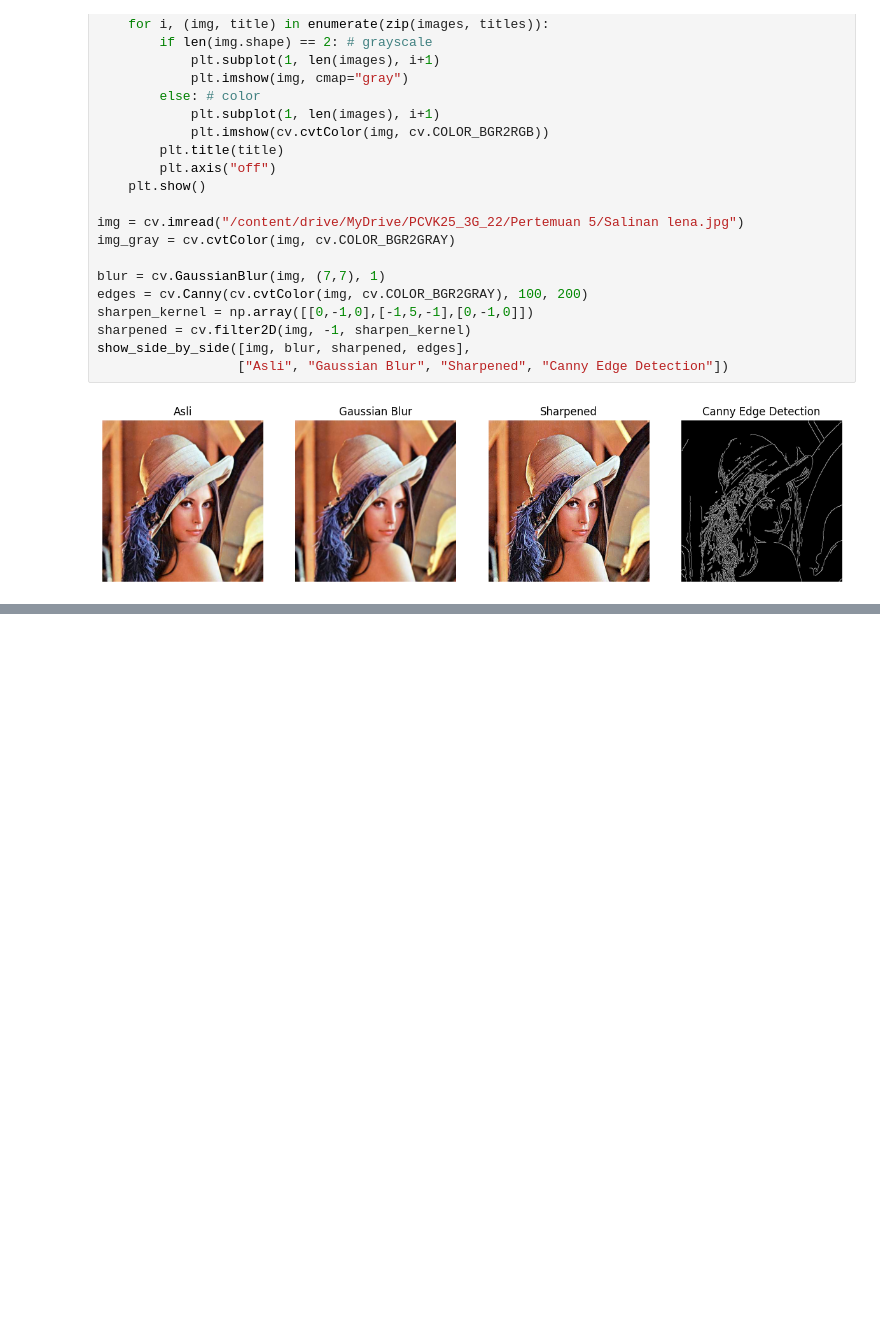
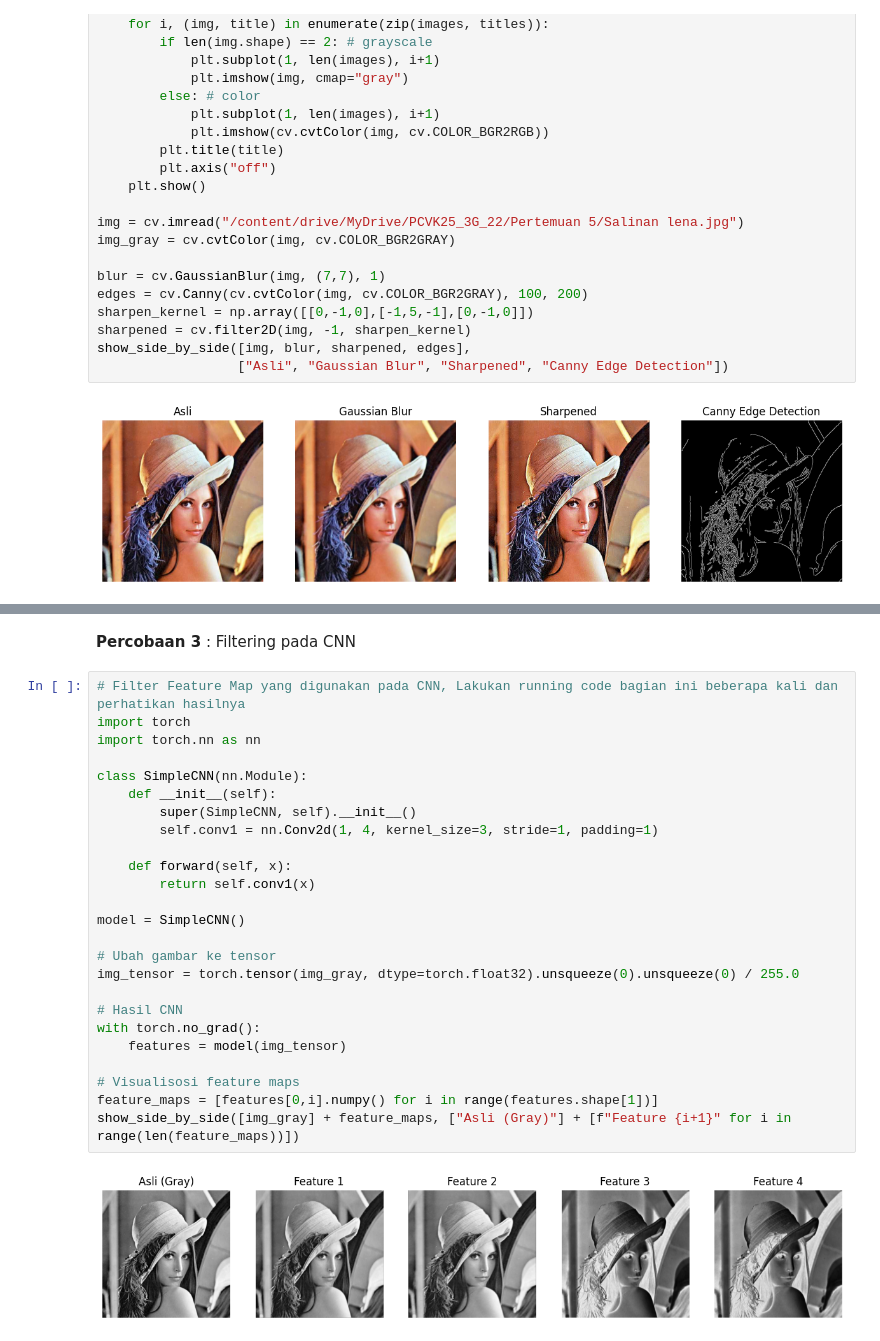
Before and after one commit to Putra1688/PCVK25_3G_22, a Jupyter notebook: Week06_22.ipynb, the cells around one changed output, grey strips where cells are left out. Saved outputs shown, nothing was run; the diff lists cells and outputs as text; blank space fills up the shorter version.

```diff
--- a/Week06_22.ipynb
+++ b/Week06_22.ipynb
@@ -131,0 +145,29 @@ show_side_by_side([img, blur, sharpened, edges],
+# %% [markdown]
+**Percobaan 3** : Filtering pada CNN
+# %%
+# Filter Feature Map yang digunakan pada CNN, Lakukan running code bagian ini beberapa kali dan perhatikan hasilnya
+import torch
+import torch.nn as nn
+
+class SimpleCNN(nn.Module):
+    def __init__(self):
+        super(SimpleCNN, self).__init__()
+        self.conv1 = nn.Conv2d(1, 4, kernel_size=3, stride=1, padding=1)
+
+    def forward(self, x):
+        return self.conv1(x)
+
+model = SimpleCNN()
+
+# Ubah gambar ke tensor
+img_tensor = torch.tensor(img_gray, dtype=torch.float32).unsqueeze(0).unsqueeze(0) / 255.0
+
+# Hasil CNN
+with torch.no_grad():
+    features = model(img_tensor)
+
+# Visualisosi feature maps
+feature_maps = [features[0,i].numpy() for i in range(features.shape[1])]
+show_side_by_side([img_gray] + feature_maps, ["Asli (Gray)"] + [f"Feature {i+1}" for i in range(len(feature_maps))])
+# %% [output]
+[figure, added]
```
Also changed, not shown: parts of 3 cells of this notebook.
